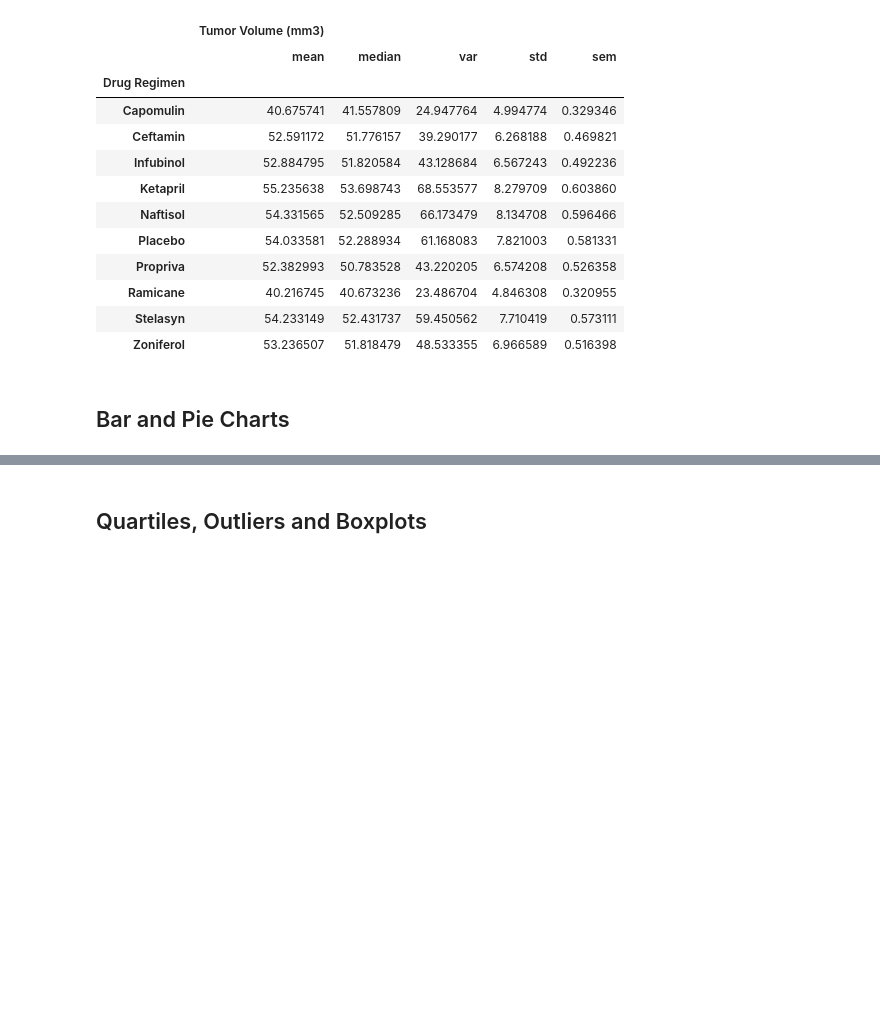
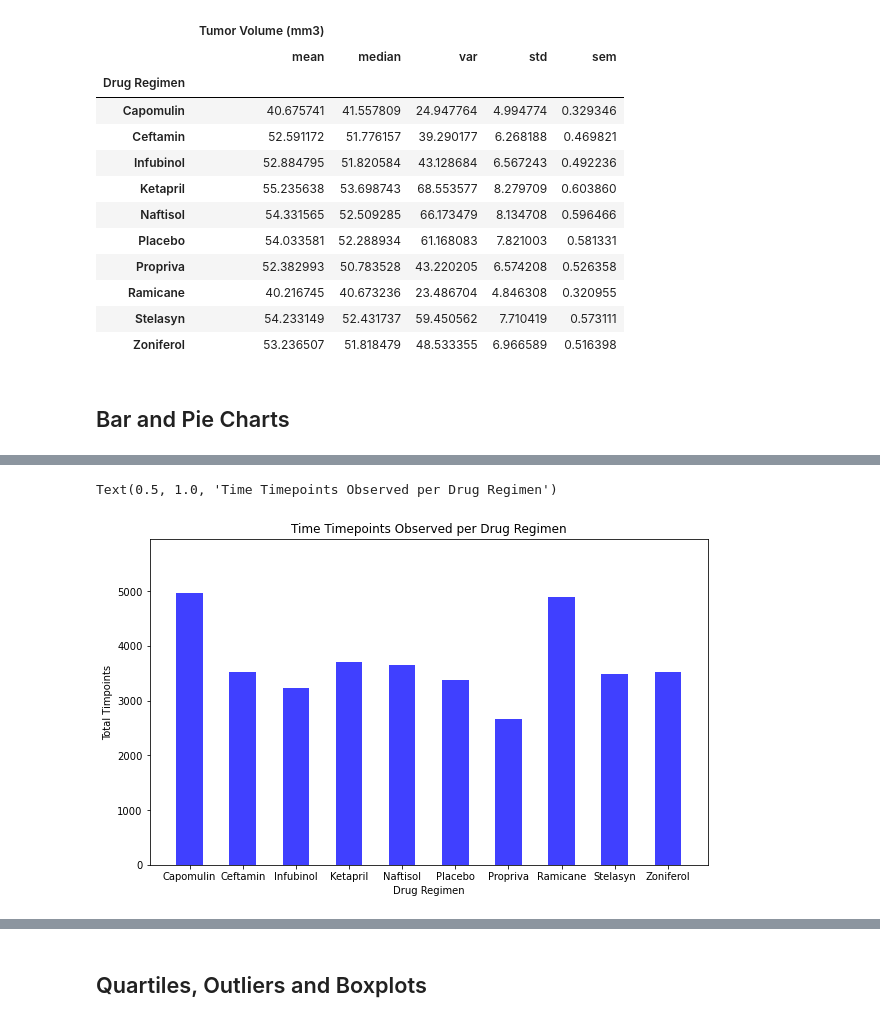
Before and after one commit to gpawlows/Matplotlib-Challenge, a Jupyter notebook: Instructions/Pymaceuticals/pymaceuticals_starter.ipynb, the cells around one changed output, grey strips where cells are left out. Drawn from its saved outputs; the diff is of its cells as text; code cells hidden in the pictures; blank space fills up the shorter version.

```diff
--- a/Instructions/Pymaceuticals/pymaceuticals_starter.ipynb
+++ b/Instructions/Pymaceuticals/pymaceuticals_starter.ipynb
@@ -153,2 +158,22 @@ regimen_table
+# %%
+# Generate a bar plot showing the total number of timepoints for all mice tested for each drug regimen using pyplot.
+
+fig = plt.figure(figsize=(10,6))
+regimen_table = cleaned_mouse_study_df.groupby('Drug Regimen').sum()
+regimen_table
+drugs = regimen_table.index
+timepoints = regimen_table['Timepoint']
+timepoints
+plt.bar(drugs, timepoints, color = 'blue', width = .5, alpha = .75, align = 'center')
+plt.xlim(-0.75, len(drugs)-.25)
+plt.ylim(0, max(timepoints)+1000)
+tick_locations = [value for value in drugs]
+plt.xticks(tick_locations, drugs)
+plt.xlabel('Drug Regimen')
+plt.ylabel('Total Timpoints')
+plt.title('Time Timepoints Observed per Drug Regimen')
+# %% [output]
+Text(0.5, 1.0, 'Time Timepoints Observed per Drug Regimen')
+[figure, added]
 # %%
 # Generate a pie plot showing the distribution of female versus male mice using Pandas
```
Also changed, not shown: parts of 5 cells of this notebook.
